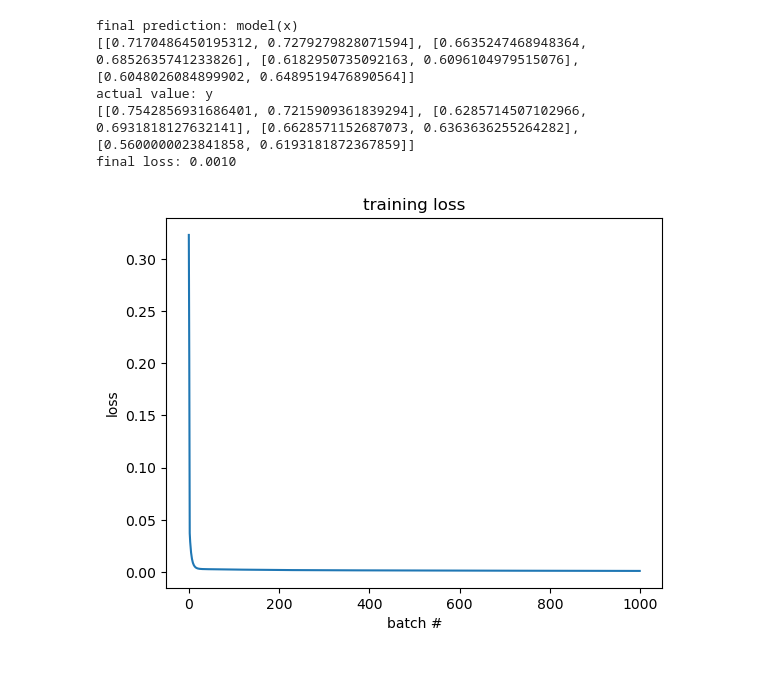
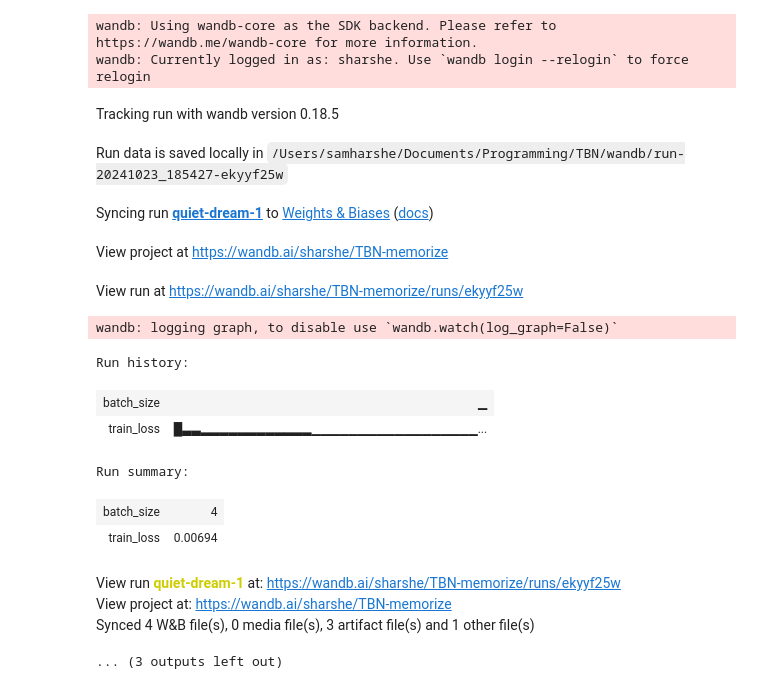
Before and after one commit to samharshe/TBN, a Jupyter notebook: scratch.ipynb, the cells around one changed output. Drawn from its saved outputs; the diff is of its cells as text; code cells hidden in the pictures.

Commit message:
scripts with new wandb setup works

```diff
--- a/scratch.ipynb
+++ b/scratch.ipynb
@@ -26,7 +24,7 @@ cfg_dict = {
     'train_split': 0.8,
     'val_split': 0.1,
     'test_split': 0.1,
-    'n_epochs': 20,
+    'n_epochs': 10,
     'loss_fn': 'MSELoss',
     'optimizer': 'Adam',
     'scheduler': 'ReduceLROnPlateau',
@@ -36,14 +34,26 @@ cfg_dict = {
 # %%
 model = EvenMoreGradualPlayerModel(d_in=65, d_mod=cfg_dict['d_mod'])
 # %%
-check_memory(model=model, dataloader=train_score_dataloader, n_epochs=1000, batch_size=4, lr=3e-4)
+check_memory(model=model, dataloader=train_score_dataloader, n_epochs=100, batch_size=4, lr=3e-4)
 # %% [output]
-final prediction: model(x)
-[[0.7170486450195312, 0.7279279828071594], [0.6635247468948364, 0.6852635741233826], [0.6182950735092163, 0.6096104979515076], [0.6048026084899902, 0.6489519476890564]]
-actual value: y
-[[0.7542856931686401, 0.7215909361839294], [0.6285714507102966, 0.6931818127632141], [0.6628571152687073, 0.6363636255264282], [0.5600000023841858, 0.6193181872367859]]
-final loss: 0.0010
+wandb: Using wandb-core as the SDK backend. Please refer to https://wandb.me/wandb-core for more information.
+wandb: Currently logged in as: sharshe. Use `wandb login --relogin` to force relogin
-[figure, removed]
+Tracking run with wandb version 0.18.5
+Run data is saved locally in /Users/samharshe/Documents/Programming/TBN/wandb/run-20241023_185427-ekyyf25w
+Syncing run quiet-dream-1 to Weights & Biases (docs)
+View project at https://wandb.ai/sharshe/TBN-memorize
+View run at https://wandb.ai/sharshe/TBN-memorize/runs/ekyyf25w
+wandb: logging graph, to disable use `wandb.watch(log_graph=False)`
+Run history:
+| batch_size | ▁ |
+| train_loss | █▃▃▂▂▂▂▂▂▂▂▂▂▂▂▁▁▁▁▁▁▁▁▁▁▁▁▁▁▁▁▁▁... |
+Run summary:
+| batch_size | 4 |
+| train_loss | 0.00694 |
+View run quiet-dream-1 at: https://wandb.ai/sharshe/TBN-memorize/runs/ekyyf25w
+View project at: https://wandb.ai/sharshe/TBN-memorize
+Synced 4 W&B file(s), 0 media file(s), 3 artifact file(s) and 1 other file(s)
+... (3 outputs left out)
 # %%
 optimizer = Adam(model.parameters(), lr=3e-4)
 loss_fn = MSELoss()
```
Also changed, not shown: parts of 2 cells of this notebook, 1 other file.
